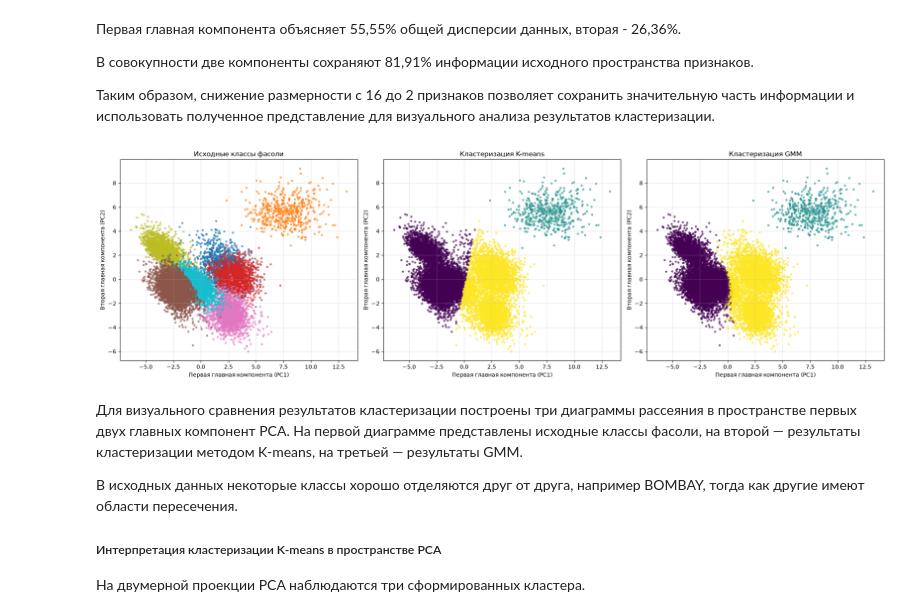
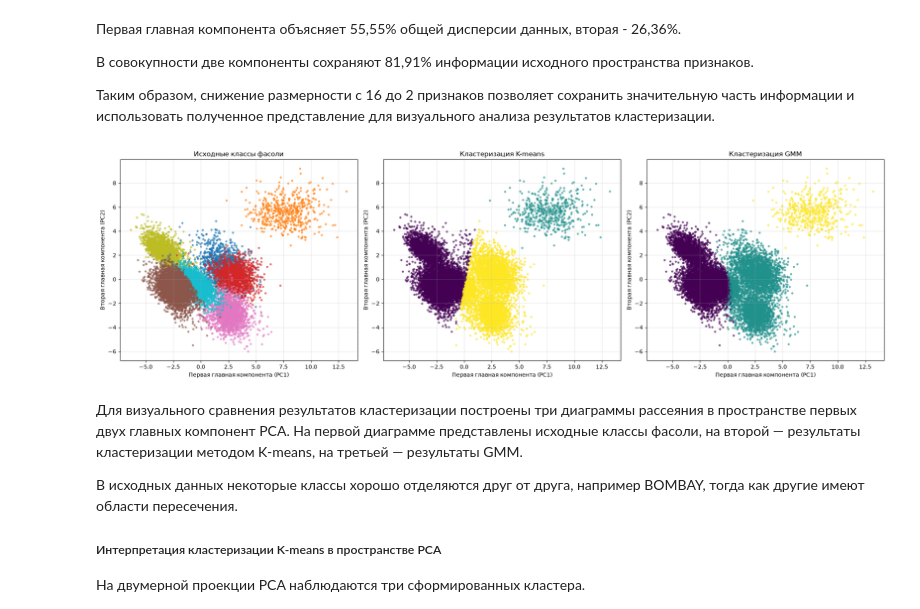
Before and after one commit to StasyaShev4/AISaML-Lab, a Jupyter notebook: lab_3.ipynb, the cells around one changed output. Saved outputs shown, nothing was run; the diff lists cells and outputs as text; code cells hidden in the pictures.

```diff
--- a/lab_3.ipynb
+++ b/lab_3.ipynb
@@ -658,7 +770,14 @@ for k in k_range:
     labels = kmeans.fit_predict(X_scaled)
 
     inertia.append(kmeans.inertia_)
-    silhouette_scores.append(silhouette_score(X_scaled, labels))
+    silhouette_scores.append(
+        silhouette_score(
+        X_scaled,
+        labels,
+        sample_size=GMM_SILHOUETTE_SAMPLE_SIZE,
+        random_state=42
+        )
+    )
 
 
 results = pd.DataFrame({
@@ -811,7 +932,7 @@ for k in k_range_gmm:
         n_components=k,
         covariance_type="full",
         random_state=42,
-        n_init=3,
+        n_init=10,
         reg_covar=1e-5
     )
 
@@ -826,7 +947,7 @@ for k in k_range_gmm:
         silhouette_score(
             X_scaled,
             labels,
-            sample_size=3000,
+            sample_size=GMM_SILHOUETTE_SAMPLE_SIZE,
             random_state=42
         )
     )
@@ -905,11 +1028,14 @@ gmm_model = GaussianMixture(
     n_components=3,
     covariance_type="full",
     random_state=42,
-    n_init=3,
+    n_init=10,
     reg_covar=1e-5
 )
 
 gmm_model.fit(X_scaled)
+
+assert gmm_model.converged_, "GMM не сошлась за заданное число итераций."
+print(f"GMM сошлась за {gmm_model.n_iter_} итераций.")
 
 gmm_labels = gmm_model.predict(X_scaled)
 
@@ -1020,7 +1204,9 @@ for k in range(2, 8):
     kmeans_parameter_results.append({
         "Количество кластеров": k,
         "Inertia": model.inertia_,
-        "Silhouette Score": silhouette_score(X_scaled, labels),
+        "Silhouette Score": silhouette_score(X_scaled, labels,
+                                             sample_size=GMM_SILHOUETTE_SAMPLE_SIZE,
+                                             random_state=42),
         "Calinski-Harabasz": calinski_harabasz_score(X_scaled, labels),
         "Davies-Bouldin": davies_bouldin_score(X_scaled, labels)
     })
@@ -1100,37 +1286,37 @@ print("Суммарная доля:", pca_2d.explained_variance_ratio_.sum())
 fig, axes = plt.subplots(1, 3, figsize=(20, 6))
 
 # Исходные классы
-true_labels, y_encoded = np.unique(y_true, return_inverse=True)
+_, y_encoded = np.unique(y_true, return_inverse=True)
 
-scatter = axes[0].scatter(
+axes[0].scatter(
     X_pca[:, 0], X_pca[:, 1],
     c=y_encoded, cmap="tab10", s=8, alpha=0.6
 )
 axes[0].set_title("Исходные классы фасоли")
 
 # K-means
 axes[1].scatter(
     X_pca[:, 0], X_pca[:, 1],
     c=kmeans_labels, cmap="viridis", s=8, alpha=0.6
 )
 axes[1].set_title("Кластеризация K-means")
 
 # GMM
 axes[2].scatter(
     X_pca[:, 0], X_pca[:, 1],
     c=gmm_labels, cmap="viridis", s=8, alpha=0.6
 )
 axes[2].set_title("Кластеризация GMM")
 
 for ax in axes:
     ax.set_xlabel("Первая главная компонента (PC1)")
     ax.set_ylabel("Вторая главная компонента (PC2)")
     ax.grid(alpha=0.3)
 
 plt.tight_layout()
 plt.show()
 # %% [output]
-[figure, old version]
+[figure, new version]
 # %% [markdown]
 Для визуального сравнения результатов кластеризации построены три диаграммы рассеяния в пространстве первых двух главных компонент PCA. На первой диаграмме представлены исходные классы фасоли, на второй — результаты кластеризации методом K-means, на третьей — результаты GMM.
 
```
Also changed, not shown: parts of 45 cells of this notebook, 1 other file.
